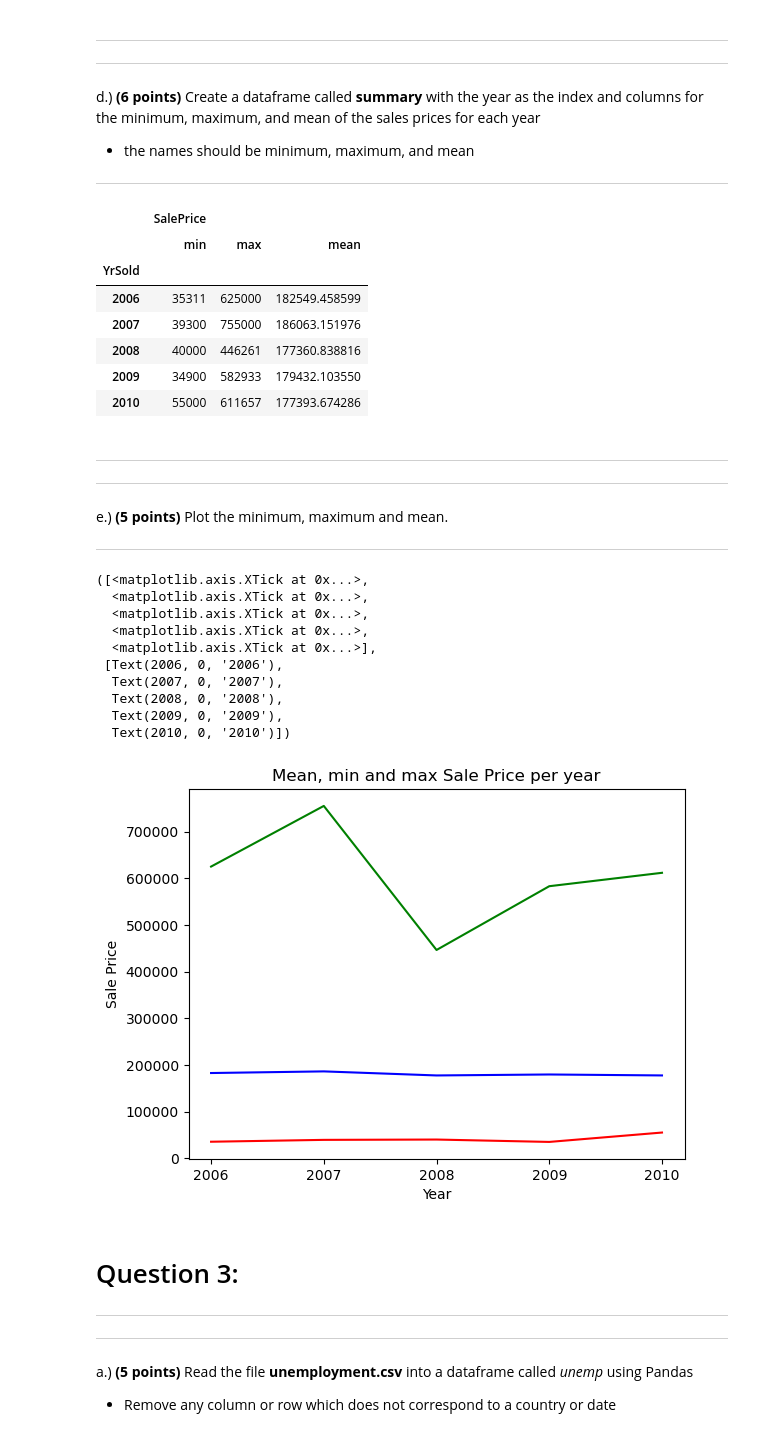
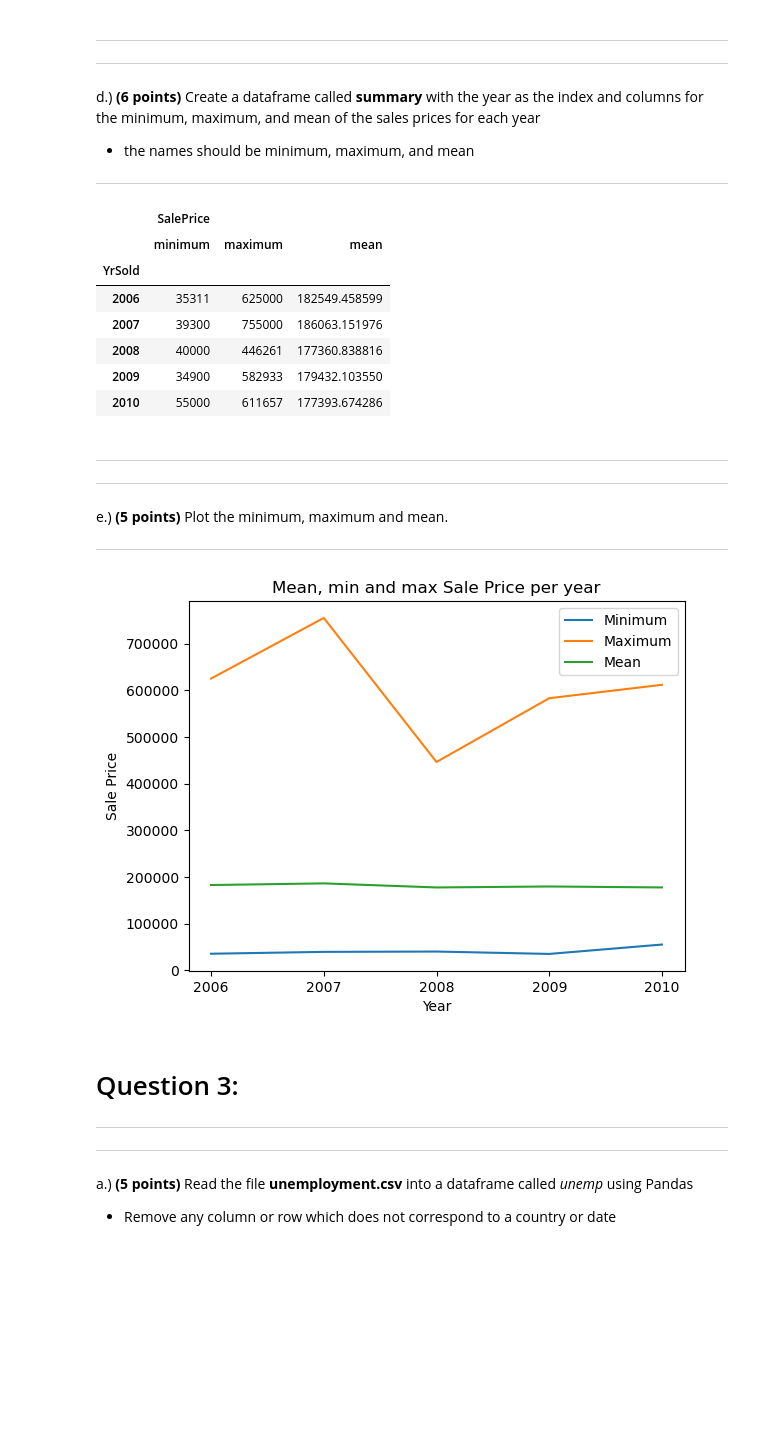
Before and after one commit to Vileh/Storing-Manipulating-and-Visualising-Data, a Jupyter notebook: Assignment2/Assignment2.ipynb, the cells around one changed output. Drawn from its saved outputs; the diff is of its cells as text; code cells hidden in the pictures; blank space fills up the shorter version.

```diff
--- a/Assignment2/Assignment2.ipynb
+++ b/Assignment2/Assignment2.ipynb
@@ -240,11 +240,12 @@ d.) **(6 points)** Create a dataframe called **summary** with the year as the in
 # %%
 # YOUR CODE HERE
 summary = housing.groupby('YrSold').agg({'SalePrice': ['min', 'max', 'mean']})
+summary = summary.rename(columns={'min': 'minimum', 'max': 'maximum'})
 # %%
 summary
 # %% [output]
 |  | SalePrice |  |  |
-|  | min | max | mean |
+|  | minimum | maximum | mean |
 | YrSold |  |  |  |
 | 2006 | 35311 | 625000 | 182549.458599 |
 | 2007 | 39300 | 755000 | 186063.151976 |
@@ -261,26 +262,17 @@ e.) **(5 points)** Plot the minimum, maximum and mean.
 ---------------
 # %%
 # YOUR CODE HERE
-plt.plot(summary['SalePrice']['mean'], color='blue')
-plt.plot(summary['SalePrice']['min'], color='red')
-plt.plot(summary['SalePrice']['max'], color='green')
+plt.plot(summary['SalePrice']['minimum'])
+plt.plot(summary['SalePrice']['maximum'])
+plt.plot(summary['SalePrice']['mean'])
 
 plt.title('Mean, min and max Sale Price per year')
 plt.xlabel('Year')
 plt.ylabel('Sale Price')
-plt.xticks(np.array(summary.index))
+plt.legend(['Minimum', 'Maximum', 'Mean'])
+plt.xticks(np.array(summary.index));
 # %% [output]
-([<matplotlib.axis.XTick at 0x...>,
-  <matplotlib.axis.XTick at 0x...>,
-  <matplotlib.axis.XTick at 0x...>,
-  <matplotlib.axis.XTick at 0x...>,
-  <matplotlib.axis.XTick at 0x...>],
- [Text(2006, 0, '2006'),
-  Text(2007, 0, '2007'),
-  Text(2008, 0, '2008'),
-  Text(2009, 0, '2009'),
-  Text(2010, 0, '2010')])
-[figure, old version]
+[figure, new version]
 # %% [markdown]
 
  Question 3:
```
Also changed, not shown: parts of 6 cells of this notebook, 8 other files.
